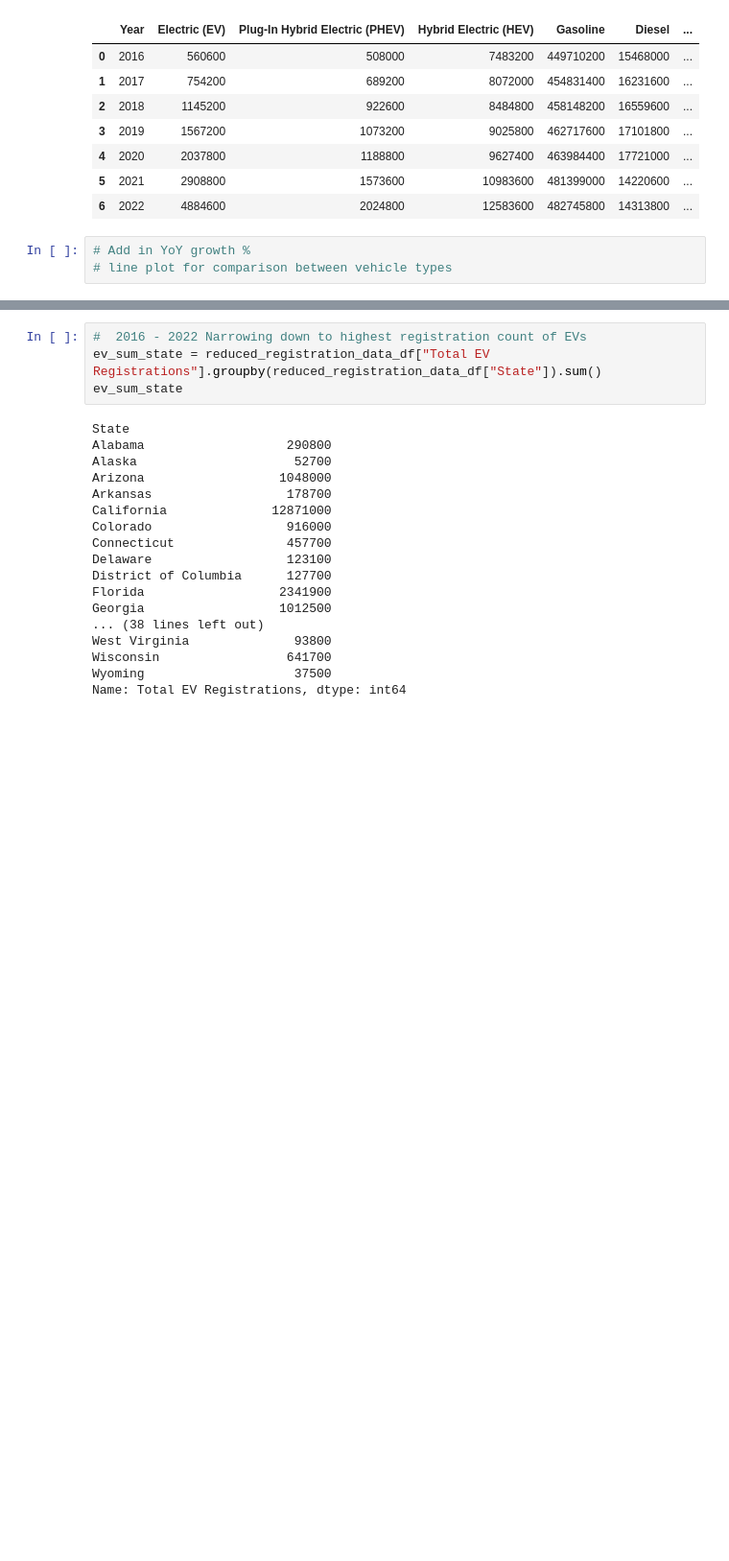
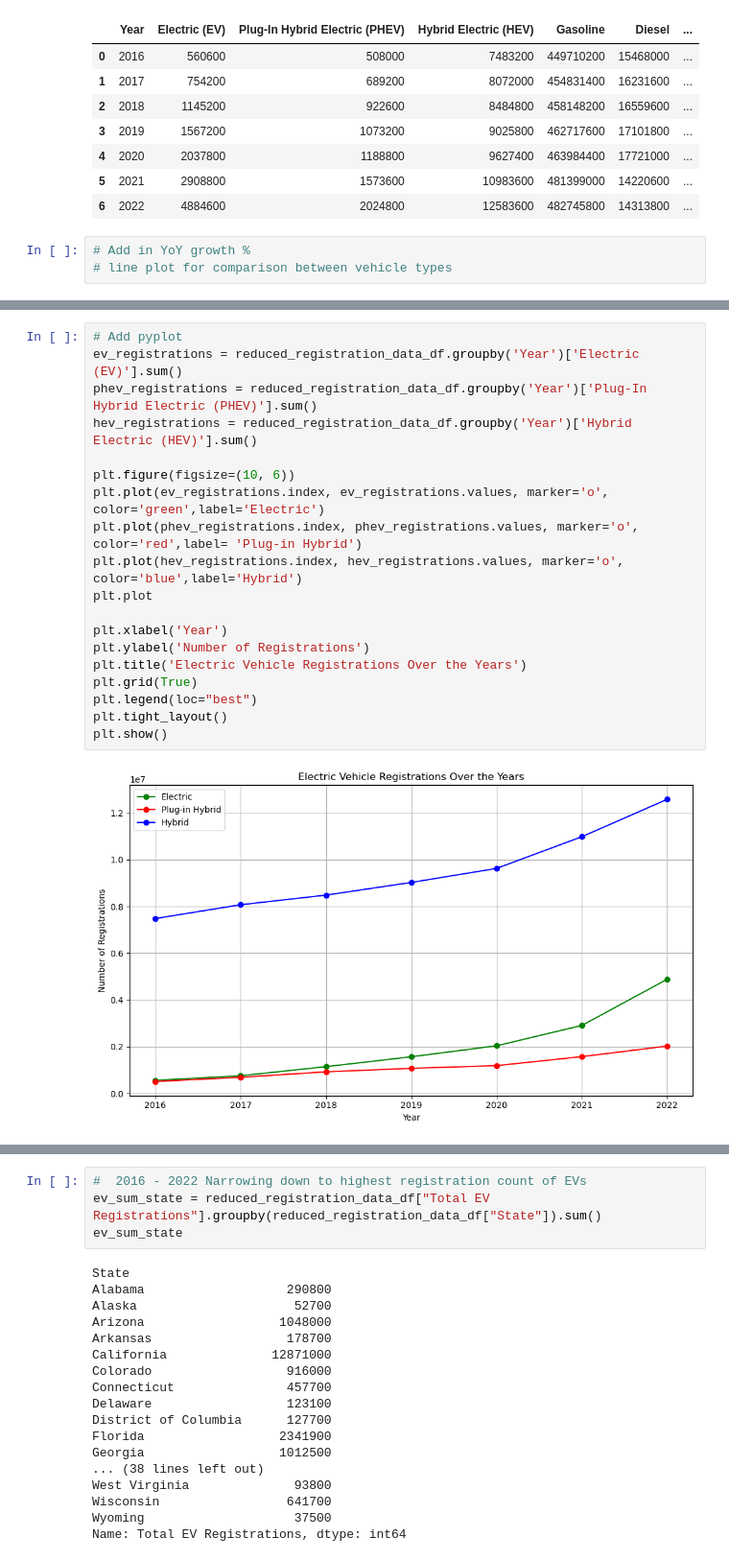
Before and after one commit to MrGoots/ETL_Python_Analysis, a Jupyter notebook: Registration_Files/output/BETA_DataFrame.ipynb, the cells around one changed output, grey strips where cells are left out. Shown at 96% size. Saved outputs shown, nothing was run; the diff lists cells and outputs as text; blank space fills up the shorter version.

```diff
--- a/Registration_Files/output/BETA_DataFrame.ipynb
+++ b/Registration_Files/output/BETA_DataFrame.ipynb
@@ -388,0 +433,21 @@ ev_sum_regis_merged
+# %%
+# Add pyplot
+ev_registrations = reduced_registration_data_df.groupby('Year')['Electric (EV)'].sum()
+phev_registrations = reduced_registration_data_df.groupby('Year')['Plug-In Hybrid Electric (PHEV)'].sum()
+hev_registrations = reduced_registration_data_df.groupby('Year')['Hybrid Electric (HEV)'].sum()
+
+plt.figure(figsize=(10, 6))
+plt.plot(ev_registrations.index, ev_registrations.values, marker='o', color='green',label='Electric')
+plt.plot(phev_registrations.index, phev_registrations.values, marker='o', color='red',label= 'Plug-in Hybrid')
+plt.plot(hev_registrations.index, hev_registrations.values, marker='o', color='blue',label='Hybrid')
+plt.plot
+
+plt.xlabel('Year')
+plt.ylabel('Number of Registrations')
+plt.title('Electric Vehicle Registrations Over the Years')
+plt.grid(True)
+plt.legend(loc="best")
+plt.tight_layout()
+plt.show()
+# %% [output]
+[figure, added]
```
Also changed, not shown: parts of 9 cells of this notebook.
